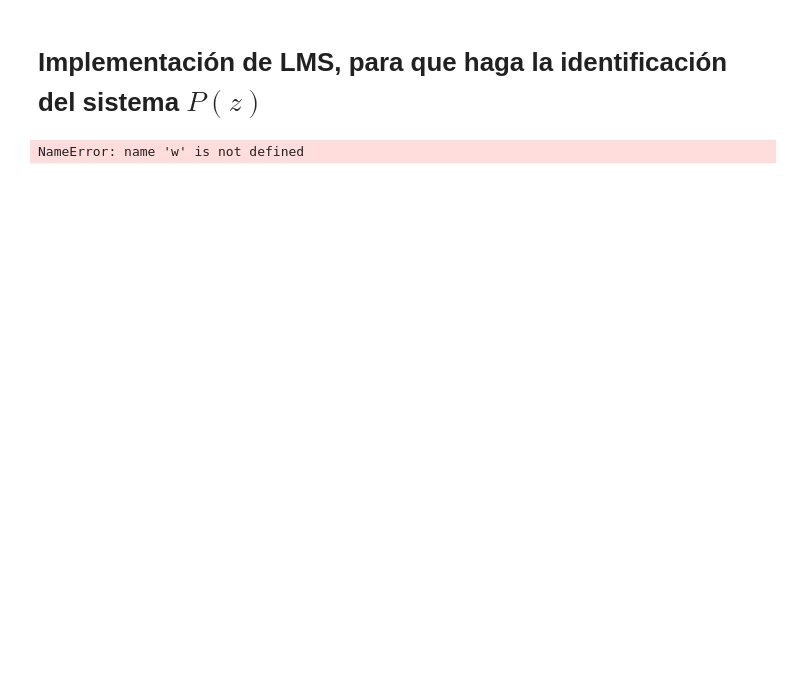
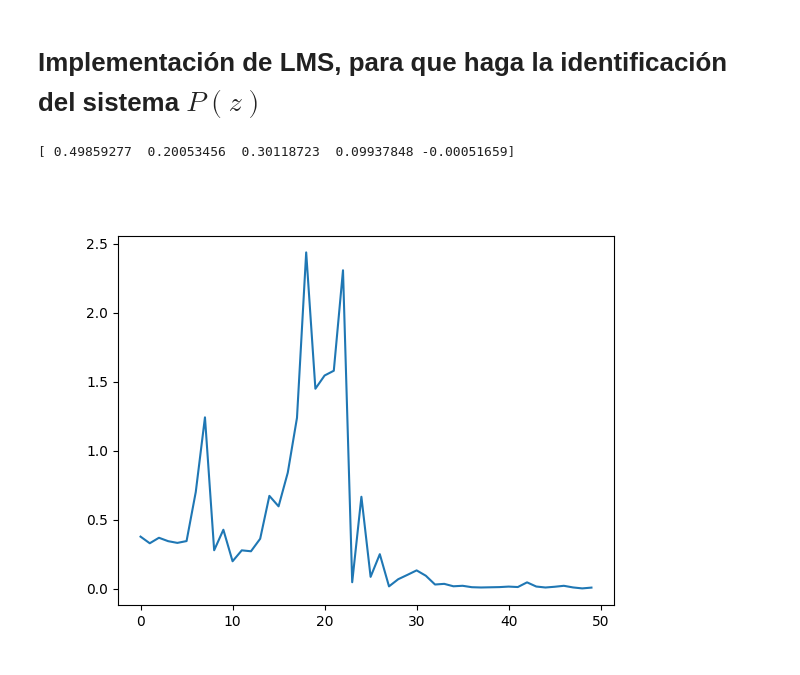
Before and after one commit to GonzaLinares/PASA_Proyecto1, a Jupyter notebook: sim_system.ipynb, the cells around one changed output. Drawn from its saved outputs; the diff is of its cells as text; code cells hidden in the pictures; blank space fills up the shorter version.

```diff
--- a/sim_system.ipynb
+++ b/sim_system.ipynb
@@ -87,7 +81,7 @@ def calc_lms_montecarlo(K, w0, mu, model_system_coeffs, orden_filtro = 1):
                 e = d[n] - d_hat
                 J[n] = e * e
                 w = w + mu * x[n + orden_filtro: n: -1] * e     # Ecuación LMS
-                display(n)
+                #display(n)
         else:
             x = np.random.normal(size = N + M)
             d = signal.lfilter(b = model_system_coeffs, a = [1], x = x)[M:]
@@ -96,12 +90,7 @@ def calc_lms_montecarlo(K, w0, mu, model_system_coeffs, orden_filtro = 1):
                 e = d[n] - d_hat
                 J[n] = e * e
                 w = w + mu * x[n + M: n + M - orden_filtro: -1] * e     # Ecuación LMS
-                display(n)
-        # Predicción LMS
-
-
-
-
+                #display(n)
 
         w_montecarlo += w
         J_montecarlo += J
@@ -112,15 +101,14 @@ def calc_lms_montecarlo(K, w0, mu, model_system_coeffs, orden_filtro = 1):
     return (w_montecarlo, J_montecarlo)
 # %%
 w_order = 38400
-w, J = calc_lms_montecarlo(1, np.zeros(w_order), 0.02, fir_coefficients, w_order)
+w_order = 5
+w, J = calc_lms_montecarlo(1000, np.zeros(w_order), 0.2, np.array([0.5, 0.2, 0.3, 0.1]), w_order)
 # w1, J1 = calc_lms_montecarlo(100, np.zeros(4), 0.1, 4)
 # %%
-# plt.figure()
-
-# plt.plot(J)
-# plt.semilogy(J1)
-
-display(w)
-display(fir_coefficients[:10])
+print(w)
+plt.figure()
+plt.plot(J)
+plt.show()
 # %% [output]
-NameError: name 'w' is not defined
+[ 0.49859277  0.20053456  0.30118723  0.09937848 -0.00051659]
+[figure, added]
```
Also changed, not shown: parts of 4 cells of this notebook.
